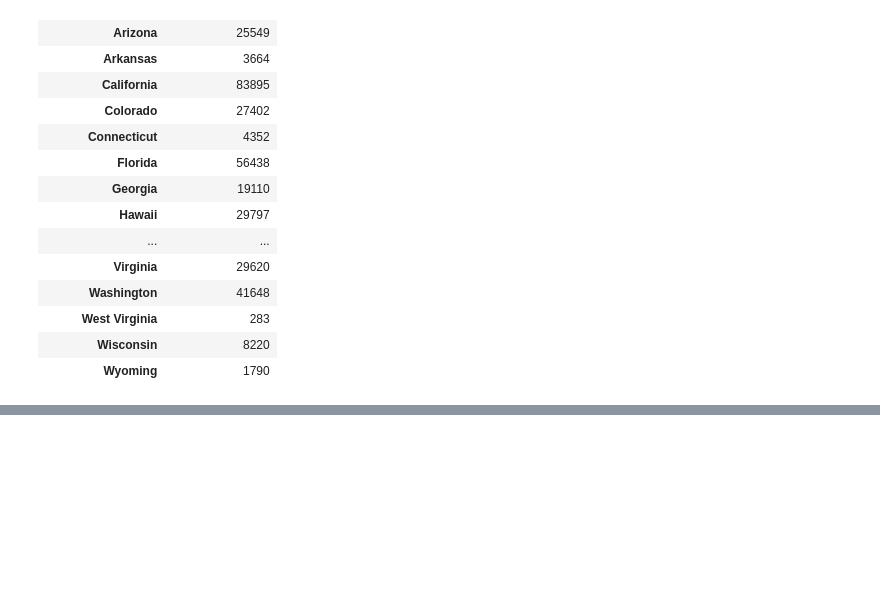
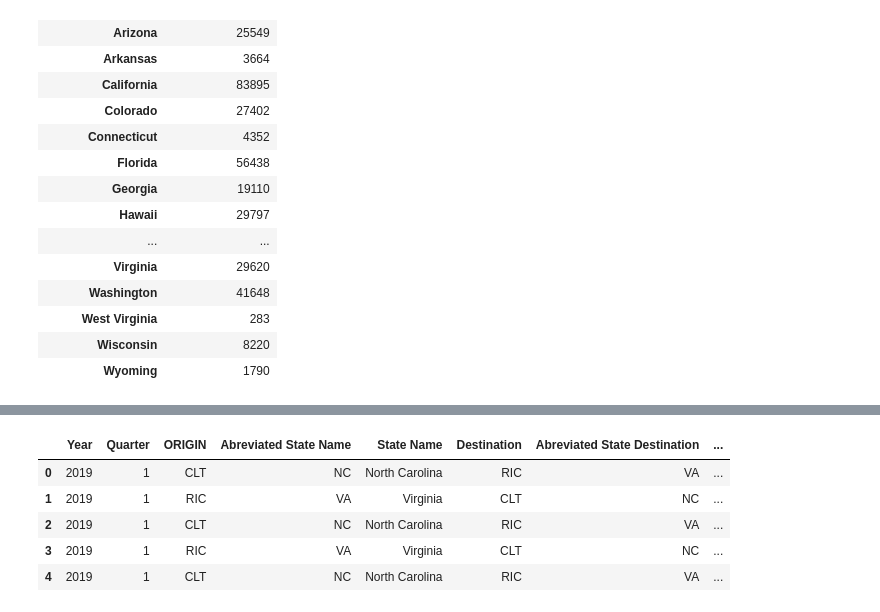
Before and after one commit to feelingrimm/DataProject1_Repo, a Jupyter notebook: Untitled.ipynb, the cells around one changed output, grey strips where cells are left out. Drawn from its saved outputs; the diff is of its cells as text; code cells hidden in the pictures; blank space fills up the shorter version.

Commit message:
Cleaned data code
Data frame is cleaner and all unusable data has been extracted.

```diff
--- a/Untitled.ipynb
+++ b/Untitled.ipynb
@@ -5,7 +5,7 @@ import scipy.stats as st
 import zipfile
 import json
 # %%
-zf = zipfile.ZipFile('../all_data.zip')
+zf = zipfile.ZipFile('all_data.zip')
 q1_df = pd.read_csv(zf.open('Q12019.csv'))
 q2_df = pd.read_csv(zf.open('Q22019.csv'))
 q3_df = pd.read_csv(zf.open('Q32019.csv'))
@@ -106,3 +106,11 @@ cali_pass
 | West Virginia | 283 |
 | Wisconsin | 8220 |
 | Wyoming | 1790 |
+# %%
+# I ran a quick cleaning code.  I used the str() conatins method as it logically makes the most sense to me.
+# I tried various way to do both in the same line of code but I couldn't get it to work
+df_cleanQ1 = q1_df[~q1_df.DEST_STATE_NM.str.contains("U.S.",)]
+df_cleanQ1 = df_cleanQ1[~q1_df.DEST_STATE_NM.str.contains("Rico")]
+df_cleanQ1.head()
+# Verifying the cleaning
+df_cleanQ1.DEST_STATE_NM.value_counts()
@@ -108,0 +135,30 @@ cali_pass
+# %%
+#Removing useless column from dataframe
+Cleanest_DF = df_cleanQ1[['YEAR',
+                          'QUARTER',
+                          'ORIGIN',
+                          'ORIGIN_STATE_ABR',
+                          'ORIGIN_STATE_NM',
+                          'DEST',
+                          'DEST_STATE_ABR',
+                          'DEST_STATE_NM',
+                          'PASSENGERS']]
+
+#Cleaning up the headers for each column
+
+Cleanest_DF = Cleanest_DF.rename(columns={'YEAR': 'Year',
+                                          'QUARTER': 'Quarter',
+                                          'ORIGIN_STATE_ABR': 'Abreviated State Name',
+                                          'ORIGIN_STATE_NM': 'State Name',
+                                          'DEST': 'Destination',
+                                          'DEST_STATE_NM': 'State Destination',
+                                          'DEST_STATE_ABR': 'Abreviated State Destination',
+                                          'PASSENGERS': 'Passengers'})
+Cleanest_DF.head()
+# %% [output]
+|  | Year | Quarter | ORIGIN | Abreviated State Name | State Name | Destination | Abreviated State Destination | ... |
+| 0 | 2019 | 1 | CLT | NC | North Carolina | RIC | VA | ... |
+| 1 | 2019 | 1 | RIC | VA | Virginia | CLT | NC | ... |
+| 2 | 2019 | 1 | CLT | NC | North Carolina | RIC | VA | ... |
+| 3 | 2019 | 1 | RIC | VA | Virginia | CLT | NC | ... |
+| 4 | 2019 | 1 | CLT | NC | North Carolina | RIC | VA | ... |
```
Also changed, not shown: parts of 1 cell of this notebook.
